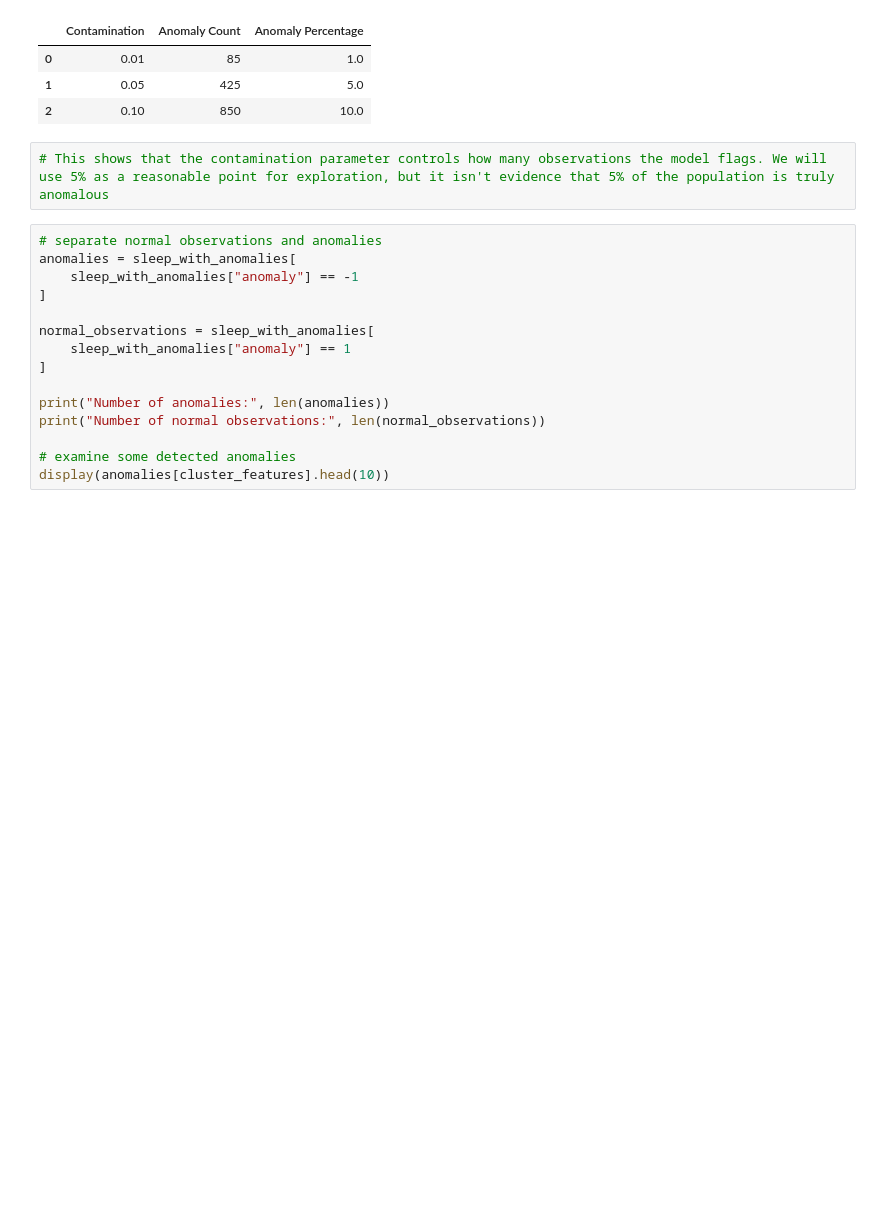
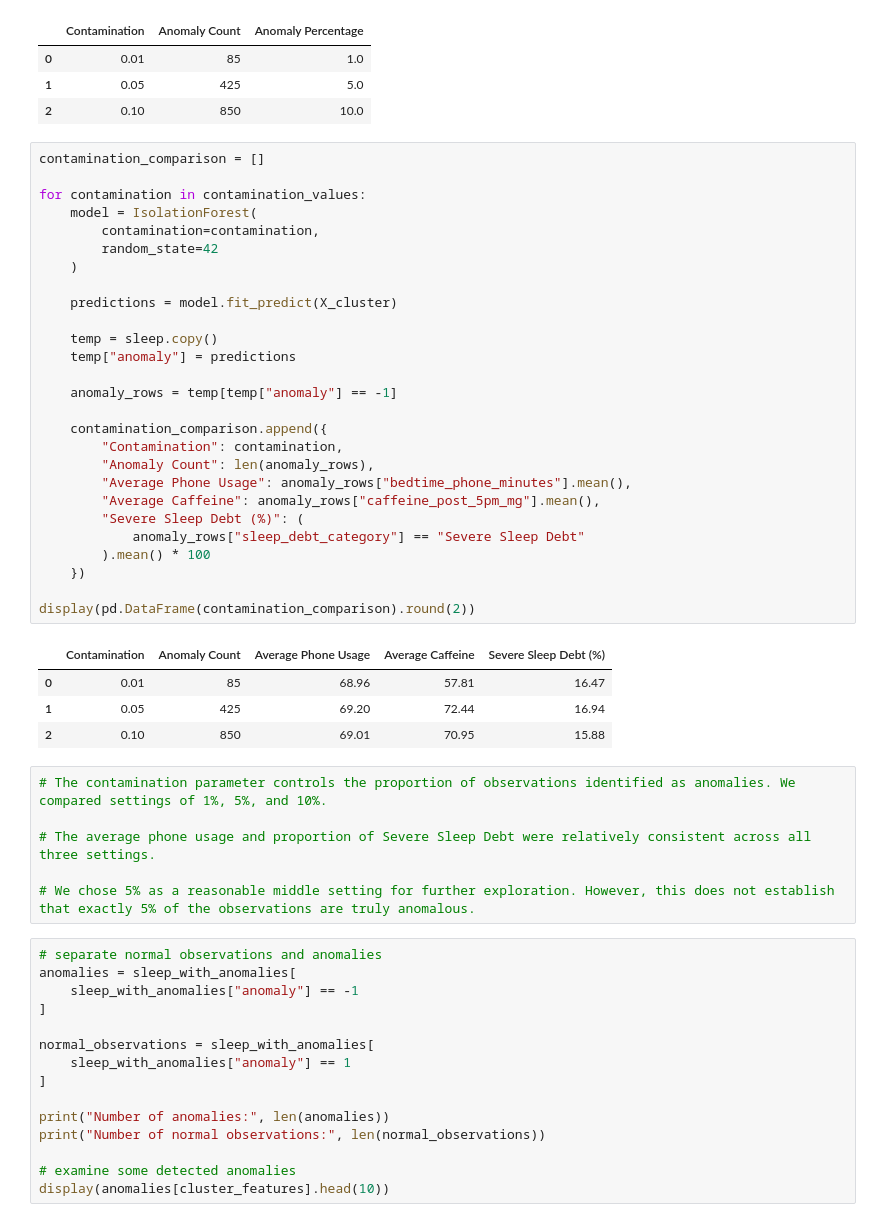
Before and after one commit to amandarinle/ML-SleepDebt-Project, a Jupyter notebook: sleep_debt_project.ipynb, the cells around one changed output. Drawn from its saved outputs; the diff is of its cells as text; blank space fills up the shorter version.

```diff
--- a/sleep_debt_project.ipynb
+++ b/sleep_debt_project.ipynb
@@ -657,8 +663,44 @@ display(anomaly_summary.round(2))
 | 0 | 0.01 | 85 | 1.0 |
 | 1 | 0.05 | 425 | 5.0 |
 | 2 | 0.10 | 850 | 10.0 |
+# %%
+contamination_comparison = []
+
+for contamination in contamination_values:
+    model = IsolationForest(
+        contamination=contamination,
+        random_state=42
+    )
+
+    predictions = model.fit_predict(X_cluster)
+
+    temp = sleep.copy()
+    temp["anomaly"] = predictions
+
+    anomaly_rows = temp[temp["anomaly"] == -1]
+
+    contamination_comparison.append({
+        "Contamination": contamination,
+        "Anomaly Count": len(anomaly_rows),
+        "Average Phone Usage": anomaly_rows["bedtime_phone_minutes"].mean(),
+        "Average Caffeine": anomaly_rows["caffeine_post_5pm_mg"].mean(),
+        "Severe Sleep Debt (%)": (
+            anomaly_rows["sleep_debt_category"] == "Severe Sleep Debt"
+        ).mean() * 100
+    })
+
+display(pd.DataFrame(contamination_comparison).round(2))
+# %% [output]
+|  | Contamination | Anomaly Count | Average Phone Usage | Average Caffeine | Severe Sleep Debt (%) |
+| 0 | 0.01 | 85 | 68.96 | 57.81 | 16.47 |
+| 1 | 0.05 | 425 | 69.20 | 72.44 | 16.94 |
+| 2 | 0.10 | 850 | 69.01 | 70.95 | 15.88 |
 # %%
-# This shows that the contamination parameter controls how many observations the model flags. We will use 5% as a reasonable point for exploration, but it isn't evidence that 5% of the population is truly anomalous
+# The contamination parameter controls the proportion of observations identified as anomalies. We compared settings of 1%, 5%, and 10%.
+
+# The average phone usage and proportion of Severe Sleep Debt were relatively consistent across all three settings.
+
+# We chose 5% as a reasonable middle setting for further exploration. However, this does not establish that exactly 5% of the observations are truly anomalous.
 # %%
 # separate normal observations and anomalies
 anomalies = sleep_with_anomalies[
```
Also changed, not shown: parts of 16 cells of this notebook.
